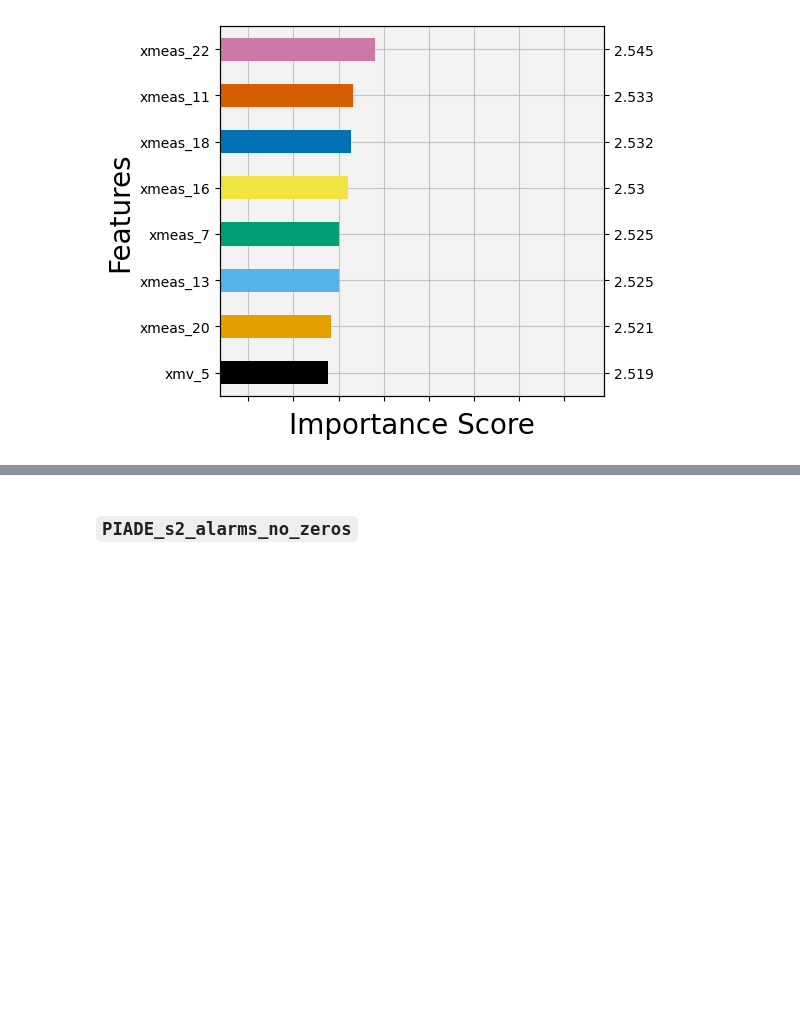
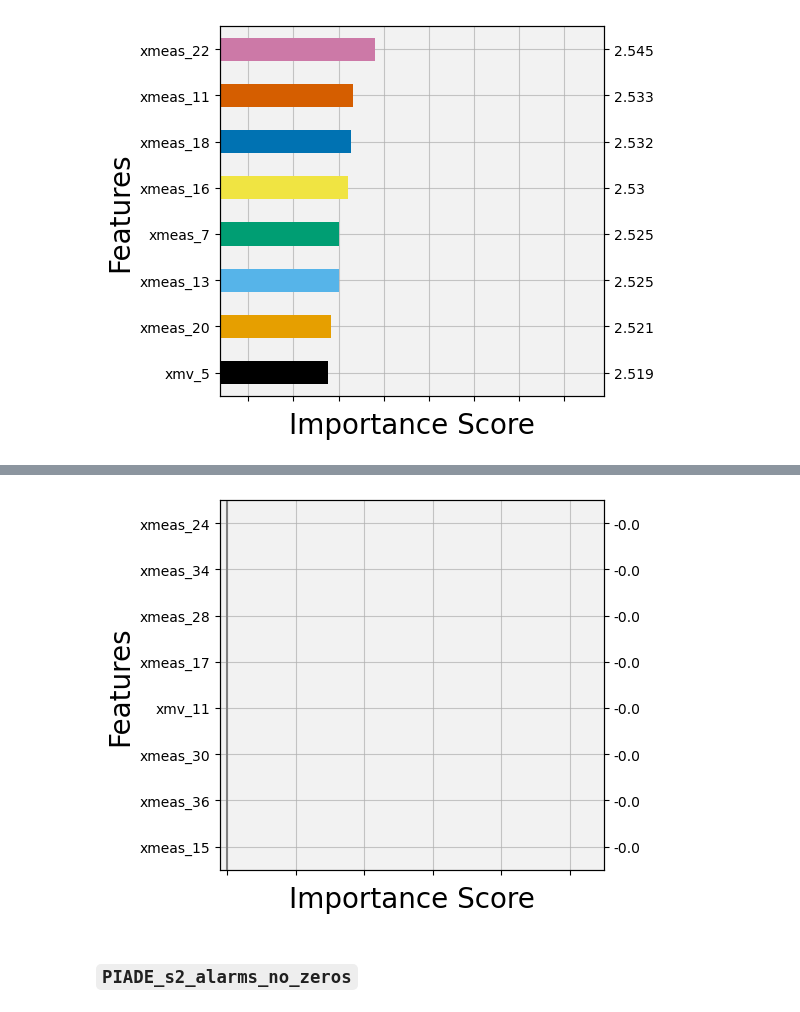
Before and after one commit to francesco-borsatti-unipd/ExIFFI, a Jupyter notebook: notebooks/fix_stuff.ipynb, the cells around one changed output, grey strips where cells are left out. Cells and saved outputs as stored; diff of their text form; code cells hidden in the pictures; blank space fills up the shorter version.

```diff
--- a/notebooks/fix_stuff.ipynb
+++ b/notebooks/fix_stuff.ipynb
@@ -1661,3 +1759,21 @@ ax1,ax2=score_plot(dataset=dataset,
+# %%
+shap_imp_path=os.path.join(experiment_path,dataset.name,'experiments','local_importances',
+                           'EIF+','KernelSHAP','eta_1.5','trees_300_pre_process',
+                           'imp_mat','scenario_2/')
+
+save_element(imp_df,shap_imp_path,filetype='csv.gz')
+# %%
+imp_mat_path=get_most_recent_file(shap_imp_path)
+ax1,ax2=score_plot(dataset=dataset,
+                   importances_file=imp_mat_path,
+                   plot_path=os.path.join(experiment_path,dataset.name,'plots','score_plots'),
+                   save_image=False,
+                   show_plot=True,
+                   model='EIF+',
+                   interpretation='KernelSHAP',
+                   scenario=2)
+# %% [output]
+[figure, added]
 # %% [markdown]
 ### `PIADE_s2_alarms_no_zeros`
 # %%
```
Also changed, not shown: parts of 15 cells of this notebook, 4 other files.
